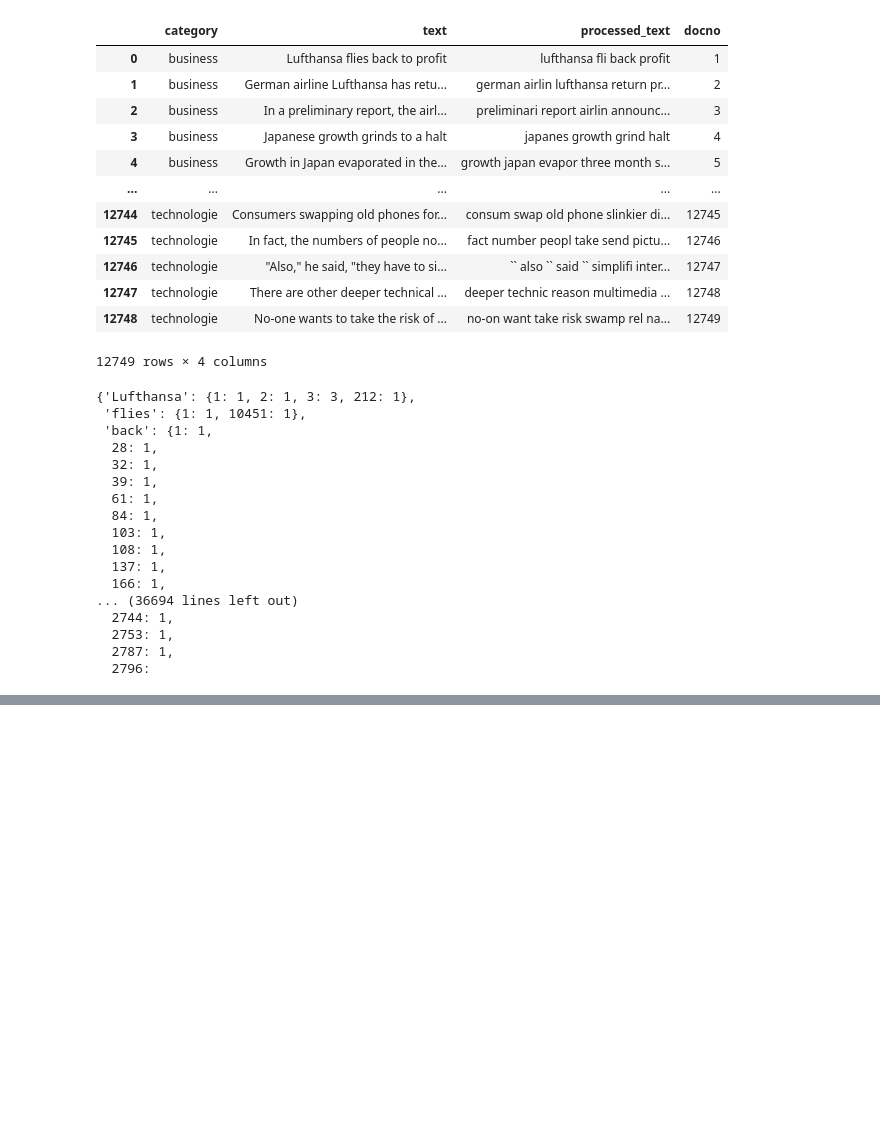
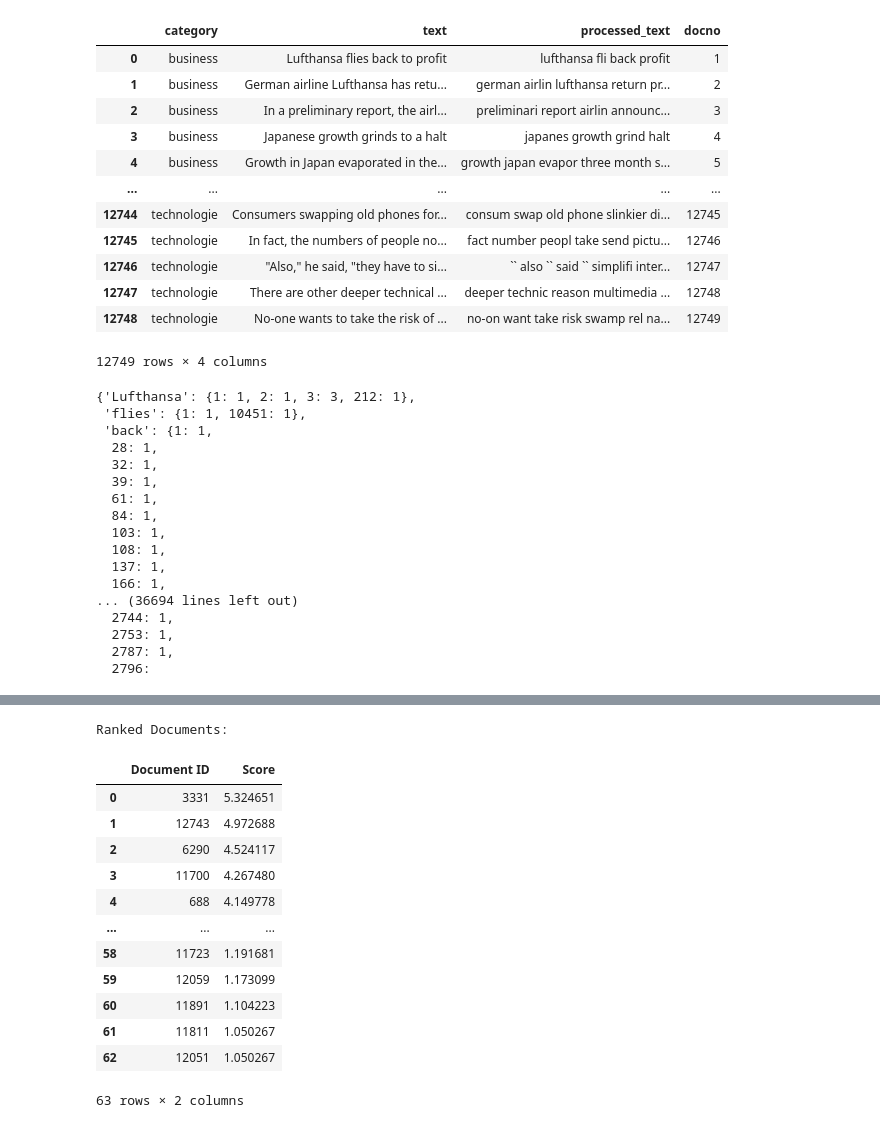
Before and after one commit to Mohamed-Mohamed-Hozien/Project-Mining, a Jupyter notebook: main2.ipynb, the cells around one changed output, grey strips where cells are left out. Saved outputs shown, nothing was run; the diff lists cells and outputs as text; code cells hidden in the pictures; blank space fills up the shorter version.

```diff
--- a/main2.ipynb
+++ b/main2.ipynb
@@ -238,0 +216,30 @@ display_document_index(index, docid)
+# %%
+import pandas as pd
+
+ranked_documents = rank_tfidf(index, query)
+
+# Extract docid and score lists
+docid = list(ranked_documents['docid'])
+score = list(ranked_documents['score'])
+
+# Convert lists to DataFrame
+df = pd.DataFrame(list(zip(docid, score)),
+                  columns=['Document ID', 'Score'])
+
+print("Ranked Documents:")
+df
+# %% [output]
+Ranked Documents:
+|  | Document ID | Score |
+| 0 | 3331 | 5.324651 |
+| 1 | 12743 | 4.972688 |
+| 2 | 6290 | 4.524117 |
+| 3 | 11700 | 4.267480 |
+| 4 | 688 | 4.149778 |
+| ... | ... | ... |
+| 58 | 11723 | 1.191681 |
+| 59 | 12059 | 1.173099 |
+| 60 | 11891 | 1.104223 |
+| 61 | 11811 | 1.050267 |
+| 62 | 12051 | 1.050267 |
+63 rows × 2 columns
```
Also changed, not shown: parts of 13 cells of this notebook, 23 other files.
